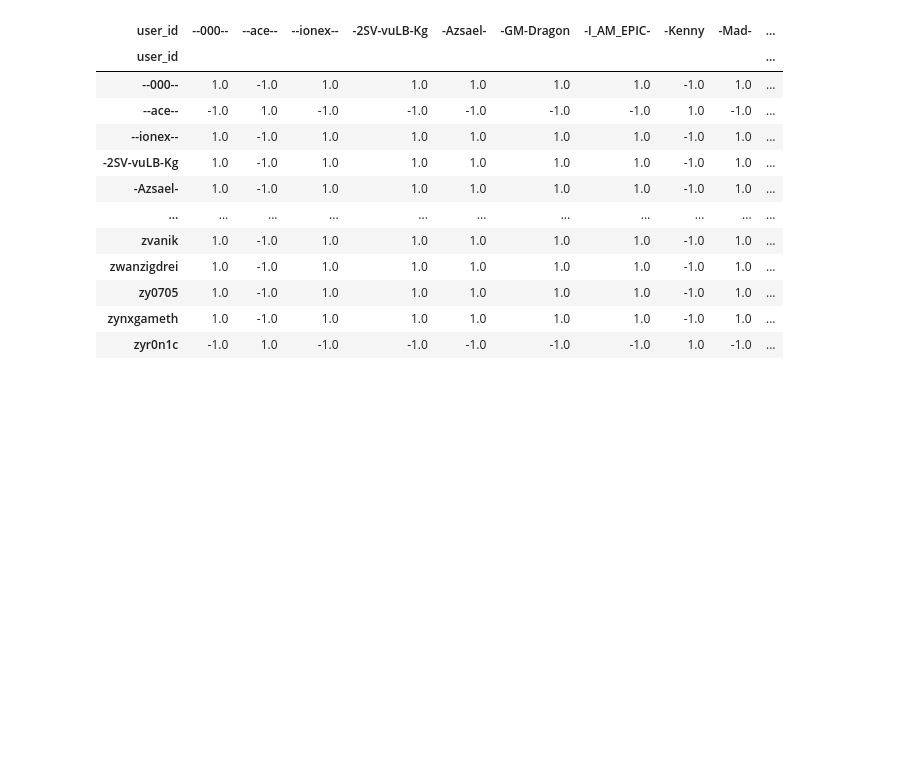
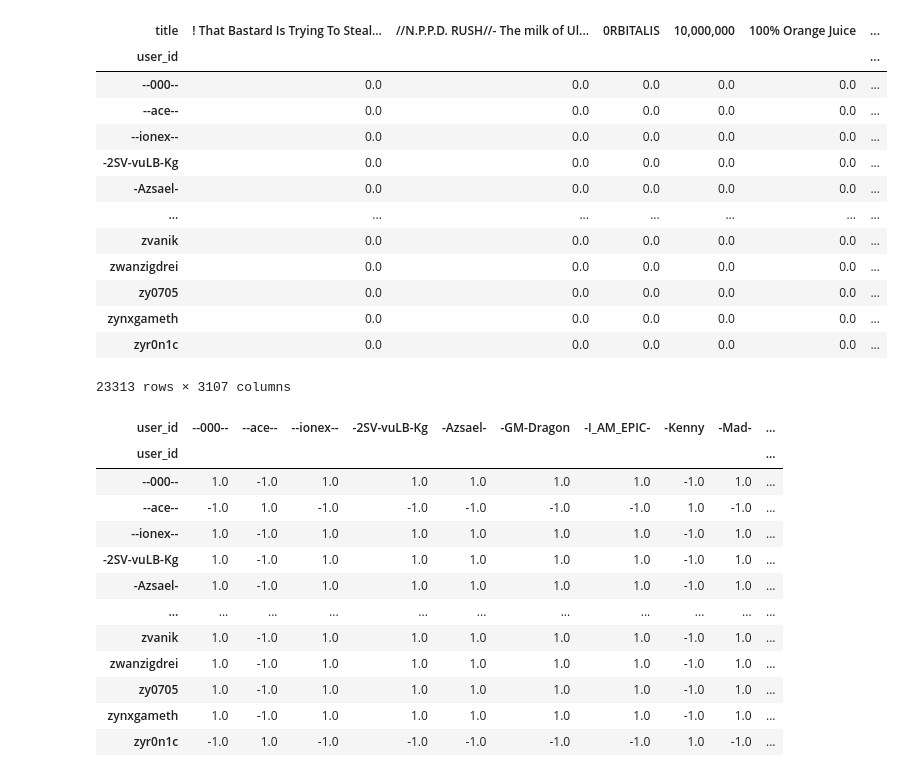
Before and after one commit to JGIOVANNIE/PI_ML_OPS_STEAM, a Jupyter notebook: Notebooks/ModeloML.ipynb, the cells around one changed output. Saved outputs shown, nothing was run; the diff lists cells and outputs as text; code cells hidden in the pictures; blank space fills up the shorter version.

```diff
--- a/Notebooks/ModeloML.ipynb
+++ b/Notebooks/ModeloML.ipynb
@@ -26,6 +26,22 @@ df_modelo
 # %%
 # Creamos una matriz de usuarios x juegos con recomendaciones
 matriz_user_item = df_modelo.pivot_table(index='user_id', columns='title', values='recommend', fill_value=0)
+matriz_user_item
+# %% [output]
+| title | ! That Bastard Is Trying To Steal... | //N.P.P.D. RUSH//- The milk of Ul... | 0RBITALIS | 10,000,000 | 100% Orange Juice | ... |
+| user_id |  |  |  |  |  | ... |
+| --000-- | 0.0 | 0.0 | 0.0 | 0.0 | 0.0 | ... |
+| --ace-- | 0.0 | 0.0 | 0.0 | 0.0 | 0.0 | ... |
+| --ionex-- | 0.0 | 0.0 | 0.0 | 0.0 | 0.0 | ... |
+| -2SV-vuLB-Kg | 0.0 | 0.0 | 0.0 | 0.0 | 0.0 | ... |
+| -Azsael- | 0.0 | 0.0 | 0.0 | 0.0 | 0.0 | ... |
+| ... | ... | ... | ... | ... | ... | ... |
+| zvanik | 0.0 | 0.0 | 0.0 | 0.0 | 0.0 | ... |
+| zwanzigdrei | 0.0 | 0.0 | 0.0 | 0.0 | 0.0 | ... |
+| zy0705 | 0.0 | 0.0 | 0.0 | 0.0 | 0.0 | ... |
+| zynxgameth | 0.0 | 0.0 | 0.0 | 0.0 | 0.0 | ... |
+| zyr0n1c | 0.0 | 0.0 | 0.0 | 0.0 | 0.0 | ... |
+23313 rows × 3107 columns
 # %%
 # Calculamos la  similitud del coseno entre usuarios
 # Reducir la dimensión con PCA
```
Also changed, not shown: parts of 3 cells of this notebook, 11 other files.
